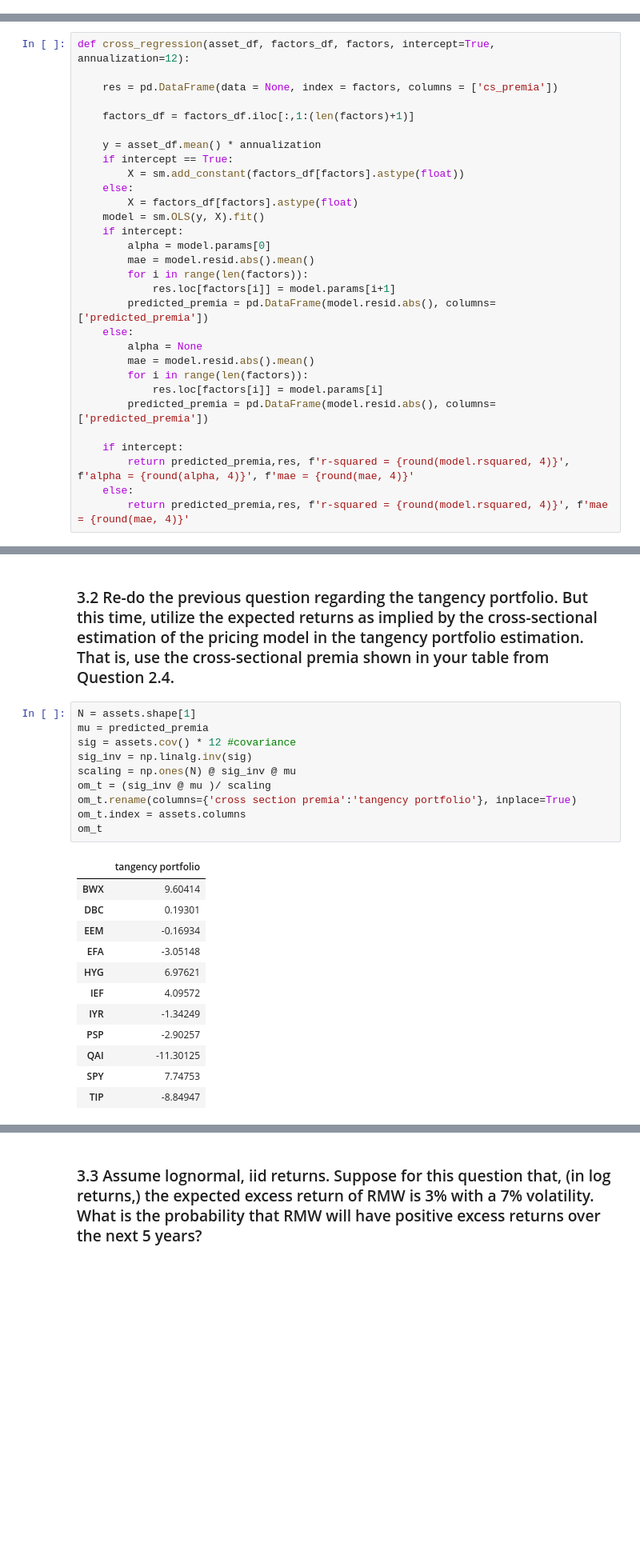
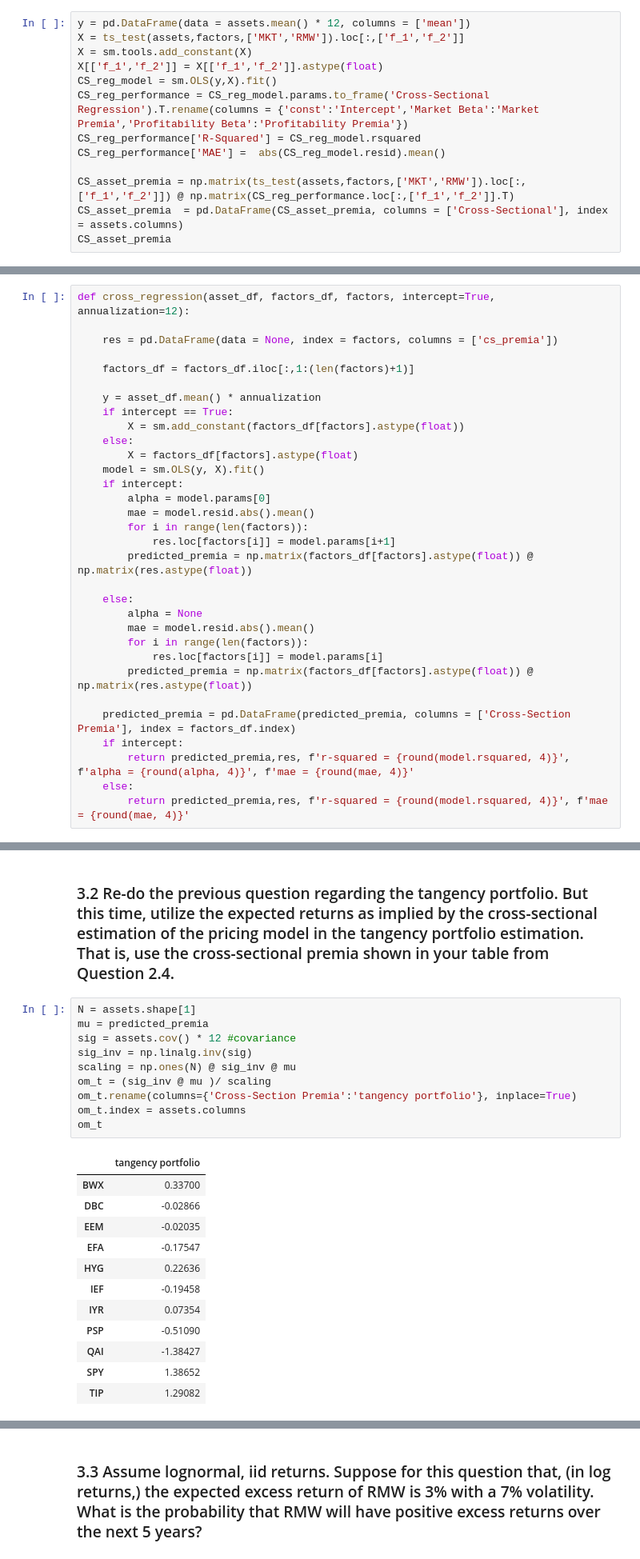
Before and after one commit to alanwake47/finm-36700-portfolio, a Jupyter notebook: midterm2/main_midterm.ipynb, the cells around one changed output, grey strips where cells are left out. Shown at 80% size. Cells and saved outputs as stored; diff of their text form; blank space fills up the shorter version.

```diff
--- a/midterm2/main_midterm.ipynb
+++ b/midterm2/main_midterm.ipynb
@@ -129,0 +135,13 @@ def ts_premia(df_ts, factor_mean):
+# %%
+y = pd.DataFrame(data = assets.mean() * 12, columns = ['mean'])
+X = ts_test(assets,factors,['MKT','RMW']).loc[:,['f_1','f_2']]
+X = sm.tools.add_constant(X)
+X[['f_1','f_2']] = X[['f_1','f_2']].astype(float)
+CS_reg_model = sm.OLS(y,X).fit()
+CS_reg_performance = CS_reg_model.params.to_frame('Cross-Sectional Regression').T.rename(columns = {'const':'Intercept','Market Beta':'Market Premia','Profitability Beta':'Profitability Premia'})
+CS_reg_performance['R-Squared'] = CS_reg_model.rsquared
+CS_reg_performance['MAE'] =  abs(CS_reg_model.resid).mean()
+
+CS_asset_premia = np.matrix(ts_test(assets,factors,['MKT','RMW']).loc[:,['f_1','f_2']]) @ np.matrix(CS_reg_performance.loc[:,['f_1','f_2']].T)
+CS_asset_premia  = pd.DataFrame(CS_asset_premia, columns = ['Cross-Sectional'], index = assets.columns)
+CS_asset_premia
@@ -184,14 +215,16 @@ def cross_regression(asset_df, factors_df, factors, intercept=True, annualizatio
         mae = model.resid.abs().mean()
         for i in range(len(factors)):
             res.loc[factors[i]] = model.params[i+1]
-        predicted_premia = pd.DataFrame(model.resid.abs(), columns=['predicted_premia'])
+        predicted_premia = np.matrix(factors_df[factors].astype(float)) @ np.matrix(res.astype(float))
+
     else:
         alpha = None
         mae = model.resid.abs().mean()
         for i in range(len(factors)):
             res.loc[factors[i]] = model.params[i]
-        predicted_premia = pd.DataFrame(model.resid.abs(), columns=['predicted_premia'])
+        predicted_premia = np.matrix(factors_df[factors].astype(float)) @ np.matrix(res.astype(float))
 
+    predicted_premia = pd.DataFrame(predicted_premia, columns = ['Cross-Section Premia'], index = factors_df.index)
     if intercept:
         return predicted_premia,res, f'r-squared = {round(model.rsquared, 4)}', f'alpha = {round(alpha, 4)}', f'mae = {round(mae, 4)}'
     else:
@@ -355,23 +387,23 @@ Sharpe Ratio:  1.841262567504424
 # %%
 N = assets.shape[1]
 mu = predicted_premia
 sig = assets.cov() * 12 #covariance
 sig_inv = np.linalg.inv(sig)
 scaling = np.ones(N) @ sig_inv @ mu
 om_t = (sig_inv @ mu )/ scaling
-om_t.rename(columns={'cross section premia':'tangency portfolio'}, inplace=True)
+om_t.rename(columns={'Cross-Section Premia':'tangency portfolio'}, inplace=True)
 om_t.index = assets.columns
 om_t
 # %% [output]
 |  | tangency portfolio |
-| BWX | 9.60414 |
-| DBC | 0.19301 |
-| EEM | -0.16934 |
-| EFA | -3.05148 |
-| HYG | 6.97621 |
-| IEF | 4.09572 |
-| IYR | -1.34249 |
-| PSP | -2.90257 |
-| QAI | -11.30125 |
-| SPY | 7.74753 |
-| TIP | -8.84947 |
+| BWX | 0.33700 |
+| DBC | -0.02866 |
+| EEM | -0.02035 |
+| EFA | -0.17547 |
+| HYG | 0.22636 |
+| IEF | -0.19458 |
+| IYR | 0.07354 |
+| PSP | -0.51090 |
+| QAI | -1.38427 |
+| SPY | 1.38652 |
+| TIP | 1.29082 |
```
Also changed, not shown: parts of 7 cells of this notebook, 1 other file.
